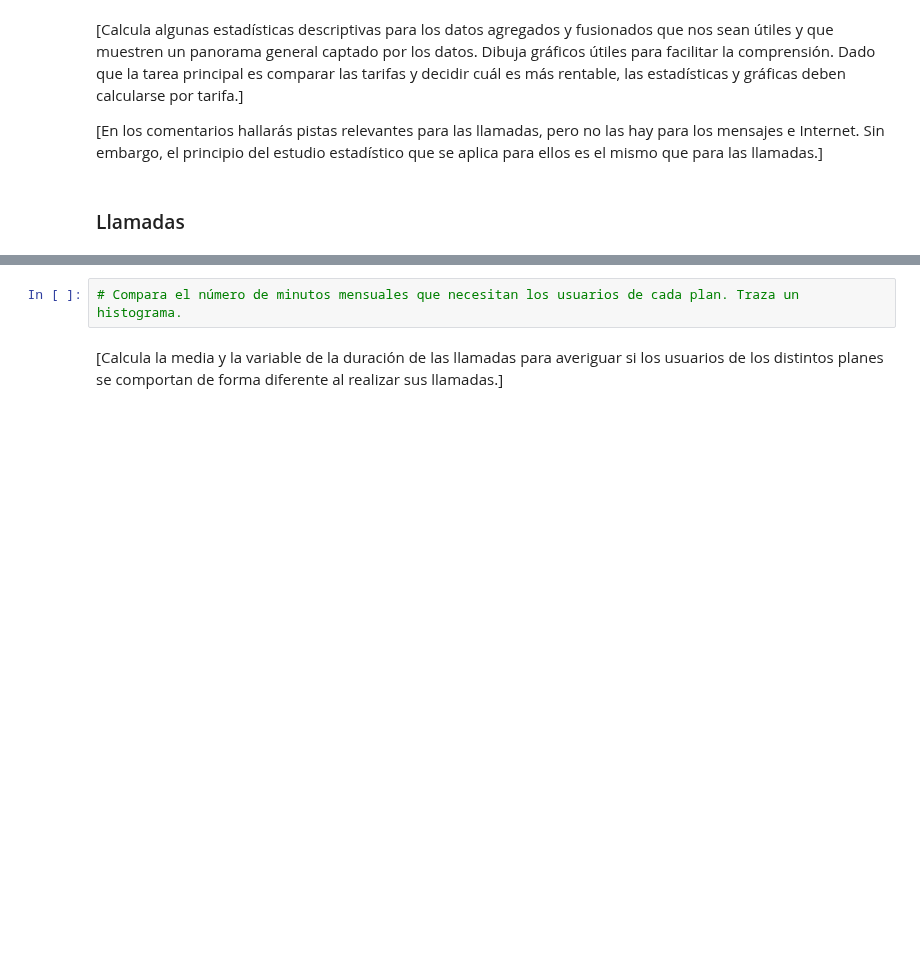
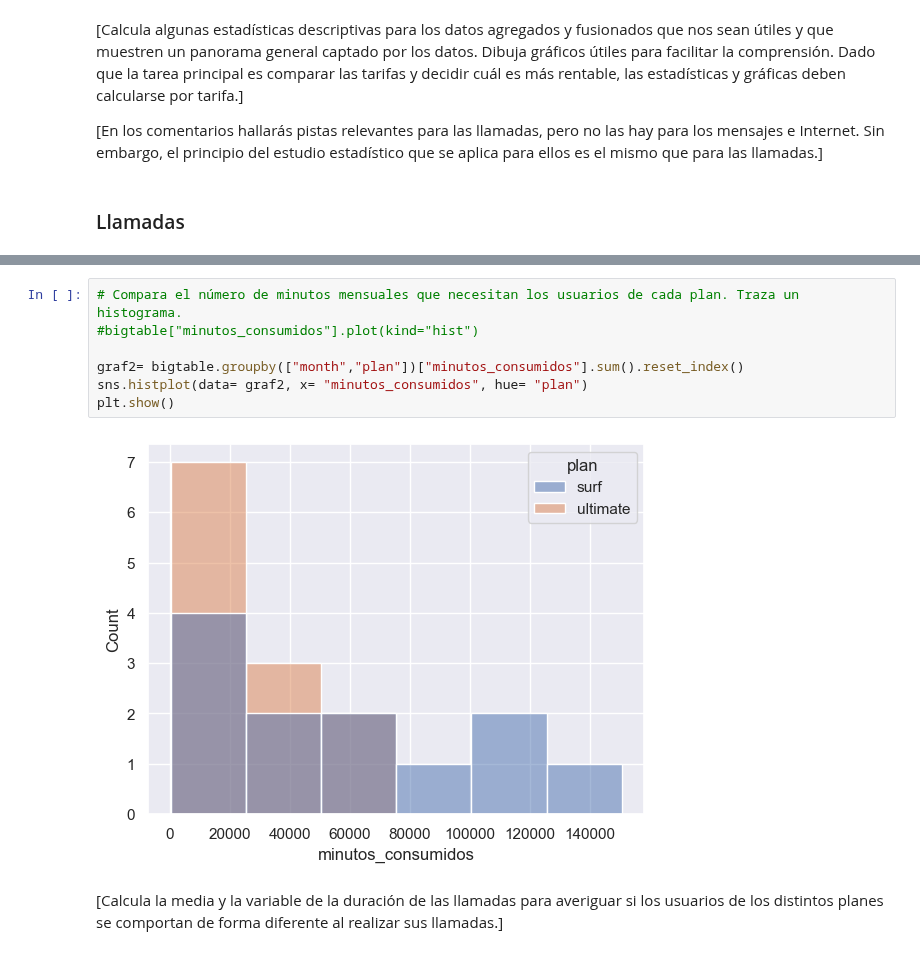
Before and after one commit to hukitan/tripleten, a Jupyter notebook: Proyectos_en_desarrollo/proyecto 5/proyect5.ipynb, the cells around one changed output, grey strips where cells are left out. Cells and saved outputs as stored; diff of their text form; blank space fills up the shorter version.

```diff
--- a/Proyectos_en_desarrollo/proyecto 5/proyect5.ipynb
+++ b/Proyectos_en_desarrollo/proyecto 5/proyect5.ipynb
@@ -355,5 +454,12 @@ users[["plan","user_id"]].merge(usr_mth_cons, on= "user_id")
 # %%
 # Compara el número de minutos mensuales que necesitan los usuarios de cada plan. Traza un histograma.
+#bigtable["minutos_consumidos"].plot(kind="hist")
+
+graf2= bigtable.groupby(["month","plan"])["minutos_consumidos"].sum().reset_index()
+sns.histplot(data= graf2, x= "minutos_consumidos", hue= "plan")
+plt.show()
+# %% [output]
+[figure, added]
 # %% [markdown]
 [Calcula la media y la variable de la duración de las llamadas para averiguar si los usuarios de los distintos planes se comportan de forma diferente al realizar sus llamadas.]
 # %%
```
Also changed, not shown: parts of 30 cells of this notebook.
